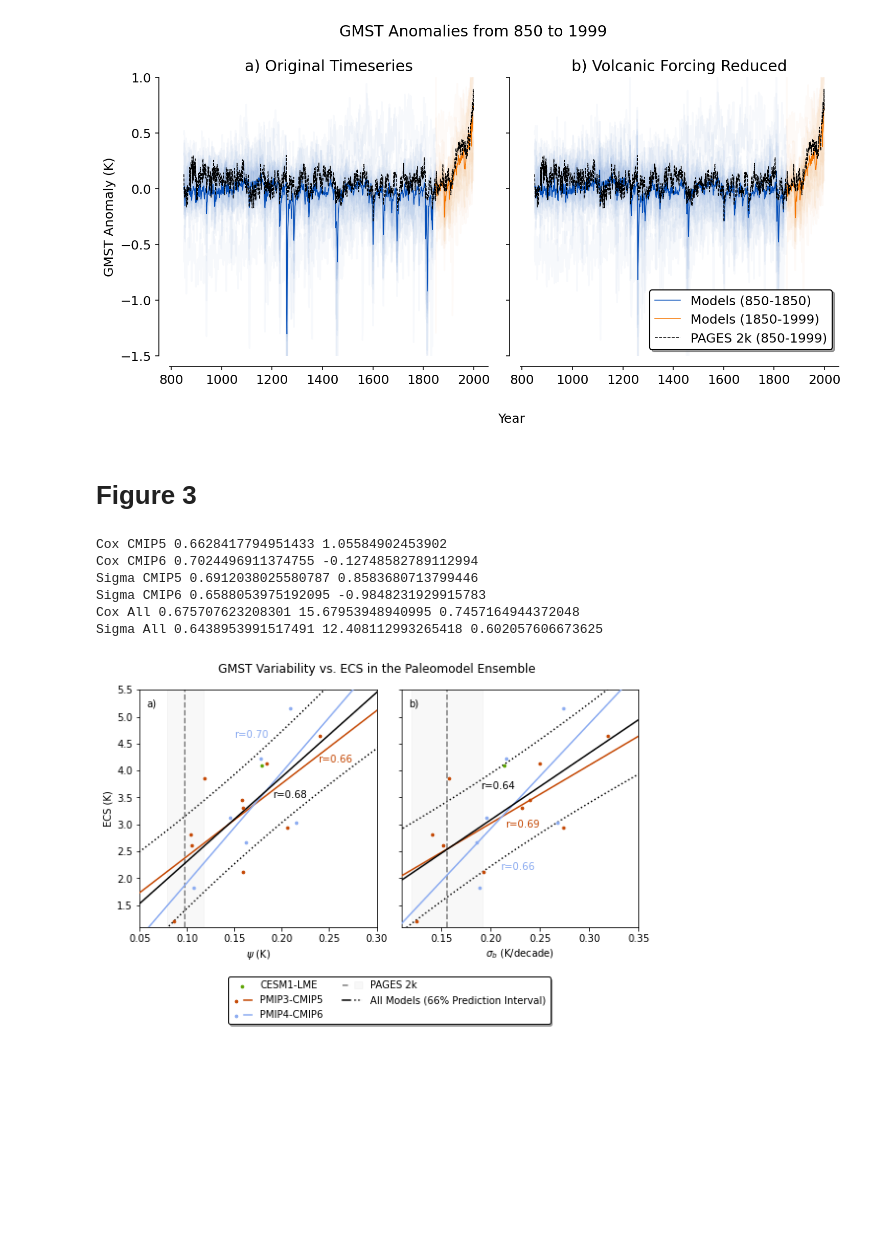
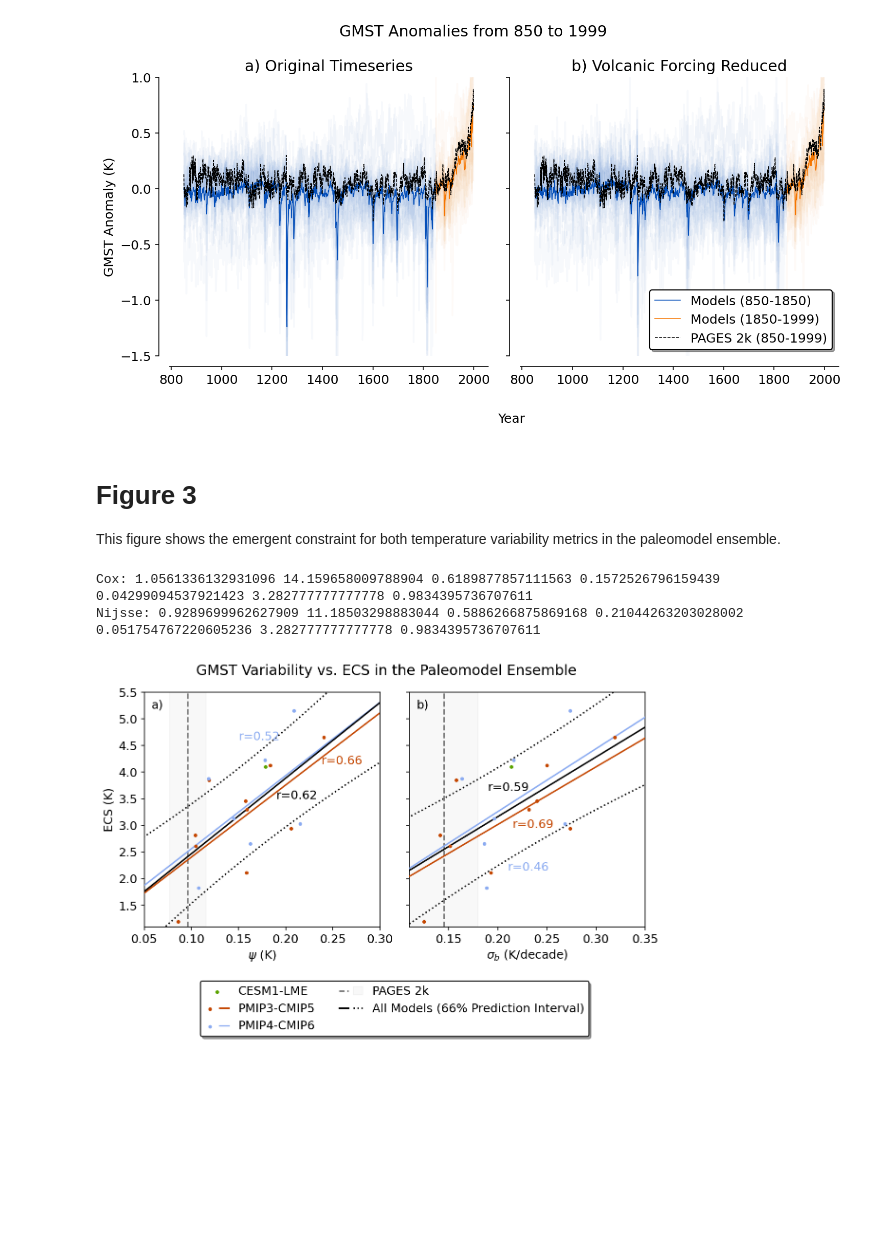
Before and after one commit to croppers/last_millennium_ecs_constraint, a Jupyter notebook: main.ipynb, the cells around one changed output. Saved outputs shown, nothing was run; the diff lists cells and outputs as text; code cells hidden in the pictures.

```diff
--- a/main.ipynb
+++ b/main.ipynb
@@ -15,14 +54,21 @@ mpl.rcParams['font.size'] = 12
 # %% [markdown]
 ### Read in the relevant data
 # %%
-# read in the timeseries dataframe
+# read in the timeseries dataframe,
+# which contains the original temperature timeseries from each past1000 experiment
 timeseries_df = pd.read_csv('data/ts.csv').drop('Unnamed: 0', axis=1)
+
+# read in the piControl CMIP5/6 timeseries dataframes,
+# which contain the temperature timeseries from piControl experiments
+timeseries_cmip5_pi = pd.read_csv('data/ts_cmip5_pi.csv').drop('Unnamed: 0', axis=1)
+timeseries_cmip6_pi = pd.read_csv('data/ts_cmip6_pi.csv').drop('Unnamed: 0', axis=1)
 
 # the columns of the dataframe are the model names
 model_names = timeseries_df.columns[1:]
 
-# the ecs values
+# the ecs values for each model in the paleomodel ensemble
 ecs_values = pd.read_csv('data/ecs.csv')
+ecs_pi = pd.read_csv('data/ecs_pi.csv')
 
 # years
 years = timeseries_df['year']
@@ -257,8 +321,10 @@ plt.tight_layout()
 plt.savefig('figures/figure_2.png', facecolor = 'w', dpi=3000)
 # %% [output]
 [figure]
-# %% [markdown]
-# Figure 3
+# %% [markdown]
+# Figure 3
+
+This figure shows the emergent constraint for both temperature variability metrics in the paleomodel ensemble.
 # %%
 df = pd.read_csv('data/ec_data.csv').drop('Unnamed: 0', axis=1)
 
@@ -282,8 +348,6 @@ ecs_other = df['ecs'][(df['generation']=='na') | (df['generation'] == 'CMIP3')]
 ecs_cmip5 = df['ecs'][df['generation']=='CMIP5']
 ecs_cmip6 = df['ecs'][df['generation']=='CMIP6']
 
-# fig, axs = plt.subplots(1, 2, figsize = (10, 9), sharey = True)
-
 fig, axs = plt.subplot_mosaic([[0, 1], [2, 2]],
                               layout='constrained', figsize = (8, 8), sharey=True)
 
@@ -305,43 +369,45 @@ axs[1].set_xlim((0.11,0.35))
 # linear regression components
 x = np.linspace(0, 1, 100)
 slope, intercept, r, p, se = linregress(cox_cmip5, ecs_cmip5)
-print('Cox CMIP5',r, intercept)
+r_cmip5_psi = r
+
 trend_2, = axs[0].plot(x, slope*x + intercept, color = cmip5_color, zorder=4)
+slope, intercept, r, p, se = linregress(cox_cmip6, ecs_cmip6)
+r_cmip6_psi = r
 
-slope, intercept, r, p, se = linregress(cox_cmip6, ecs_cmip6)
-print('Cox CMIP6',r, intercept)
 trend_3, = axs[0].plot(x, slope*x + intercept, color = cmip6_color, zorder=5)
+slope, intercept, r, p, se = linregress(nijsse_cmip5, ecs_cmip5)
+r_cmip5_sigma = r
 
-slope, intercept, r, p, se = linregress(nijsse_cmip5, ecs_cmip5)
-print('Sigma CMIP5',r,intercept)
 axs[1].plot(x, slope*x + intercept, color = cmip5_color, zorder=4)
+slope, intercept, r, p, se = linregress(nijsse_cmip6, ecs_cmip6)
+r_cmip6_sigma = r
 
-slope, intercept, r, p, se = linregress(nijsse_cmip6, ecs_cmip6)
-print('Sigma CMIP6',r,intercept)
 axs[1].plot(x, slope*x + intercept, color = cmip6_color, zorder=5)
+slope, intercept, r, p, se = linregress(cox_all, ecs_all)
+r_all_psi = r
+print('Cox:',intercept, slope, r, np.mean(cox_all), np.std(cox_all), np.mean(ecs_all), np.std(ecs_all))
 
-slope, intercept, r, p, se = linregress(cox_all, ecs_all)
-print('Cox All',r,slope,intercept)
 trend_5, = axs[0].plot(x, slope*x + intercept, color = 'black', zorder=6)
+slope, intercept, r, p, se = linregress(nijsse_all, ecs_all)
+r_all_sigma = r
+print('Nijsse:',intercept, slope, r, np.mean(nijsse_all), np.std(nijsse_all), np.mean(ecs_all), np.std(ecs_all))
 
-slope, intercept, r, p, se = linregress(nijsse_all, ecs_all)
-print('Sigma All',r,slope,intercept)
 axs[1].plot(x, slope*x + intercept, color = 'black', zorder=6)
+trend_4 = axs[0].axvline(x = 0.0962, color = 'gray', linestyle = '--')
+shade_4 = axs[0].axvspan(0.0962-0.0192, 0.0962+0.0192, color = 'gray', alpha = 0.05)
 
-trend_4 = axs[0].axvline(x = 0.0981, color = 'gray', linestyle = '--')
-shade_4 = axs[0].axvspan(0.0981-0.0193, 0.0981+0.0193, color = 'gray', alpha = 0.05)
-
-axs[1].axvline(x = 0.156, color = 'gray', linestyle = '--', zorder=0)
-axs[1].axvspan(0.156-0.0358, 0.156+0.0358, color = 'gray', alpha = 0.05, zorder=0)
+axs[1].axvline(x = 0.145, color = 'gray', linestyle = '--', zorder=0)
+axs[1].axvspan(0.145-0.035, 0.145+0.035, color = 'gray', alpha = 0.05, zorder=0)
 
 # add in the r values
-axs[0].text(x = 0.15, y = 4.6, s = 'r=0.70', color = cmip6_color)
-axs[0].text(x = 0.238, y = 4.15, s = 'r=0.66', color = cmip5_color)
-axs[0].text(x = 0.19, y = 3.5, s = 'r=0.68', color = 'black')
+axs[0].text(x = 0.15, y = 4.6, s = 'r='+str(np.round(r_cmip6_psi,2)), color = cmip6_color)
+axs[0].text(x = 0.238, y = 4.15, s = 'r='+str(np.round(r_cmip5_psi,2)), color = cmip5_color)
+axs[0].text(x = 0.19, y = 3.5, s = 'r='+str(np.round(r_all_psi,2)), color = 'black')
 
-axs[1].text(x = 0.21, y = 2.15, s = 'r=0.66', color = cmip6_color)
-axs[1].text(x = 0.19, y = 3.65, s = 'r=0.64', color = 'black')
-axs[1].text(x = 0.215, y = 2.95, s = 'r=0.69', color = cmip5_color)
+axs[1].text(x = 0.21, y = 2.15, s = 'r='+str(np.round(r_cmip6_sigma,2)), color = cmip6_color)
+axs[1].text(x = 0.19, y = 3.65, s = 'r='+str(np.round(r_all_sigma,2)), color = 'black')
+axs[1].text(x = 0.215, y = 2.95, s = 'r='+str(np.round(r_cmip5_sigma,2)), color = cmip5_color)
 
 # prediction intervals
 def equation(a, b):
@@ -382,37 +448,33 @@ dof = n - m                                                # degrees of freedom
 t = stats.t.ppf(0.83, n - m)                              # t-statistic; used for CI and PI bands
 y_model = equation(p, x)
 
 # Estimates of Error in Data/Model
 resid = y - y_model                                        # residuals; diff. actual data from predicted values
 chi2 = np.sum((resid / y_model)**2)                        # chi-squared; estimates error in data
 chi2_red = chi2 / dof                                      # reduced chi-squared; measures goodness of fit
 s_err = np.sqrt(np.sum(resid**2) / dof)                    # standard deviation of the error
 
 x2 = np.linspace(0, 1, 100)
 y2 = equation(p, x2)
 
 pi = t * s_err * np.sqrt(1 + 1/n + (x2 - np.mean(x))**2 / np.sum((x - np.mean(x))**2))
 axs[1].fill_between(x2, y2 + pi, y2 - pi, color="None", linestyle="--")
 trend_6, = axs[1].plot(x2, y2 - pi, linestyle='dotted', zorder=-1, color="black", label="66% Prediction Limits")
 axs[1].plot(x2, y2 + pi, linestyle='dotted', zorder=-1, color="black")
 
 fig.suptitle('GMST Variability vs. ECS in the Paleomodel Ensemble')
 
 axs[0].annotate(xy=(0.03,0.93), text='a)', xycoords='axes fraction')
 axs[1].annotate(xy=(0.03,0.93), text='b)', xycoords='axes fraction')
 
 axs[2].legend([plot_1, (plot_2, trend_2), (plot_3, trend_3), (trend_4, shade_4), (trend_5, trend_6)], ['CESM1-LME', 'PMIP3-CMIP5', 'PMIP4-CMIP6', 'PAGES 2k', 'All Models (66% Prediction Interval)'],
               handler_map = {tuple : HandlerTuple(None)}, framealpha=1, edgecolor='black', loc = 'upper center', shadow=True, ncol=2)
 
 plt.axis('off')
 
 plt.tight_layout()
 plt.savefig('figures/figure_3.png', dpi=3000, facecolor='w')
 # %% [output]
-Cox CMIP5 0.6628417794951433 1.05584902453902
-Cox CMIP6 0.7024496911374755 -0.12748582789112994
-Sigma CMIP5 0.6912038025580787 0.8583680713799446
-Sigma CMIP6 0.6588053975192095 -0.9848231929915783
-Cox All 0.675707623208301 15.67953948940995 0.7457164944372048
-Sigma All 0.6438953991517491 12.408112993265418 0.602057606673625
+Cox: 1.0561336132931096 14.159658009788904 0.6189877857111563 0.1572526796159439 0.04299094537921423 3.282777777777778 0.9834395736707611
+Nijsse: 0.9289699962627909 11.18503298883044 0.5886266875869168 0.21044263203028002 0.051754767220605236 3.282777777777778 0.9834395736707611
-[figure, old version]
+[figure, new version]
```
Also changed, not shown: parts of 12 cells of this notebook, 34 other files.
